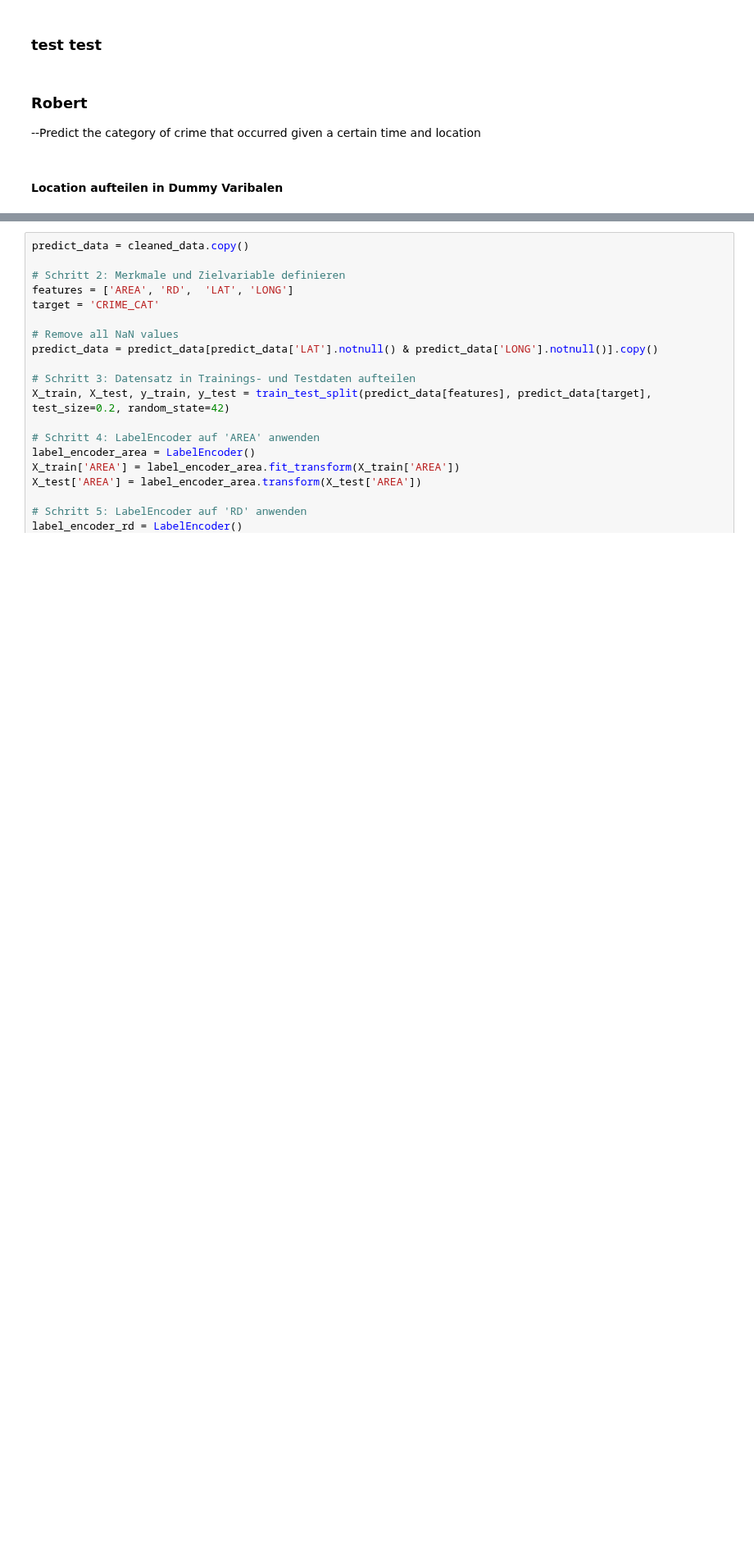
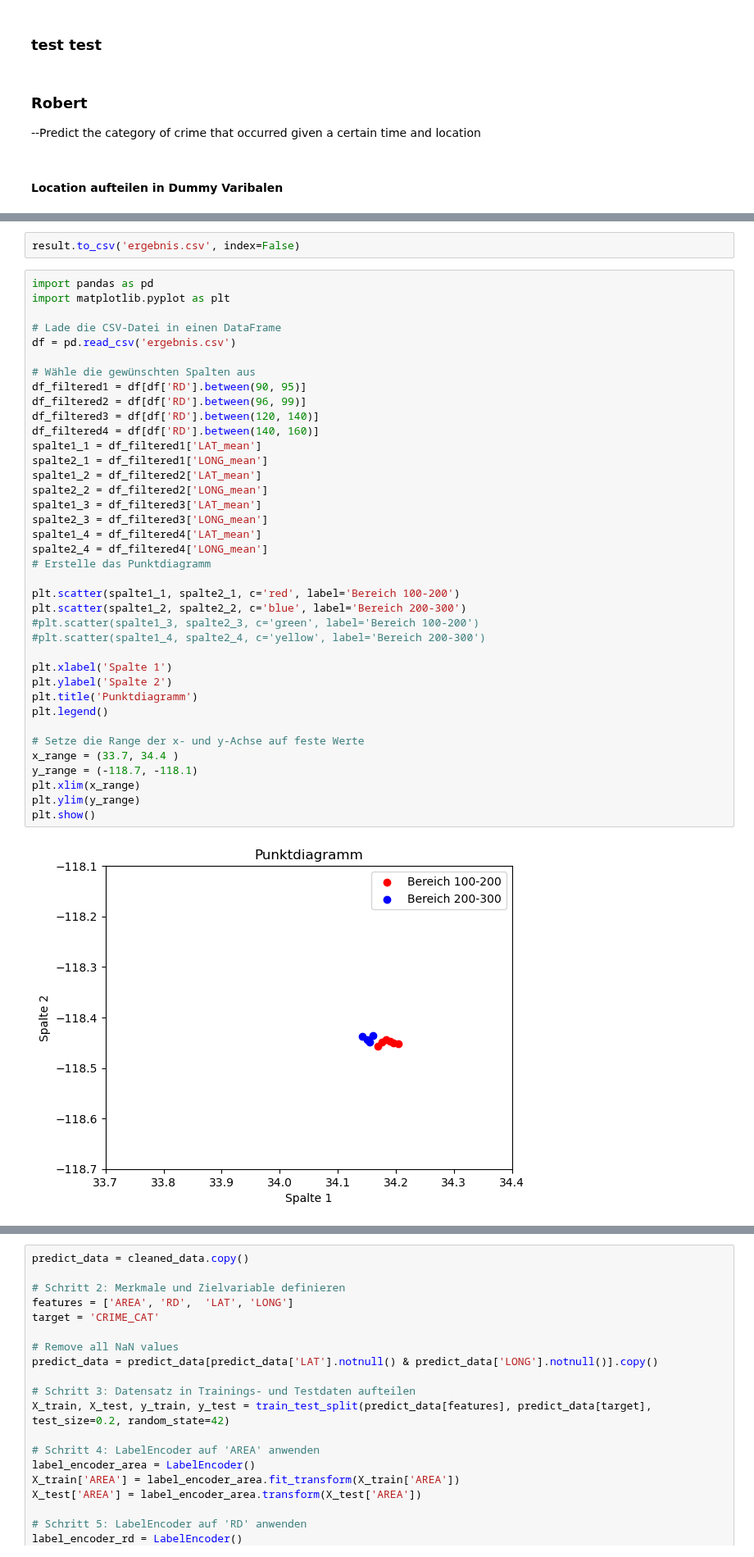
Before and after one commit to dominikth13/BI_Project, a Jupyter notebook: data_modeling_Robert.ipynb, the cells around one changed output, grey strips where cells are left out. Shown at 82% size. Drawn from its saved outputs; the diff is of its cells as text; blank space fills up the shorter version.

```diff
--- a/data_modeling_Robert.ipynb
+++ b/data_modeling_Robert.ipynb
@@ -36,3 +113,45 @@ cleaned_data = pd.concat([encoded_data], axis=1)
+# %%
+result.to_csv('ergebnis.csv', index=False)
+# %%
+import pandas as pd
+import matplotlib.pyplot as plt
+
+# Lade die CSV-Datei in einen DataFrame
+df = pd.read_csv('ergebnis.csv')
+
+# Wähle die gewünschten Spalten aus
+df_filtered1 = df[df['RD'].between(90, 95)]
+df_filtered2 = df[df['RD'].between(96, 99)]
+df_filtered3 = df[df['RD'].between(120, 140)]
+df_filtered4 = df[df['RD'].between(140, 160)]
+spalte1_1 = df_filtered1['LAT_mean']
+spalte2_1 = df_filtered1['LONG_mean']
+spalte1_2 = df_filtered2['LAT_mean']
+spalte2_2 = df_filtered2['LONG_mean']
+spalte1_3 = df_filtered3['LAT_mean']
+spalte2_3 = df_filtered3['LONG_mean']
+spalte1_4 = df_filtered4['LAT_mean']
+spalte2_4 = df_filtered4['LONG_mean']
+# Erstelle das Punktdiagramm
+
+plt.scatter(spalte1_1, spalte2_1, c='red', label='Bereich 100-200')
+plt.scatter(spalte1_2, spalte2_2, c='blue', label='Bereich 200-300')
+#plt.scatter(spalte1_3, spalte2_3, c='green', label='Bereich 100-200')
+#plt.scatter(spalte1_4, spalte2_4, c='yellow', label='Bereich 200-300')
+
+plt.xlabel('Spalte 1')
+plt.ylabel('Spalte 2')
+plt.title('Punktdiagramm')
+plt.legend()
+
+# Setze die Range der x- und y-Achse auf feste Werte
+x_range = (33.7, 34.4 )
+y_range = (-118.7, -118.1)
+plt.xlim(x_range)
+plt.ylim(y_range)
+plt.show()
+# %% [output]
+[figure, added]
 # %%
 cleaned_data.head()
 # %% [output]
```
Also changed, not shown: parts of 37 cells of this notebook.
